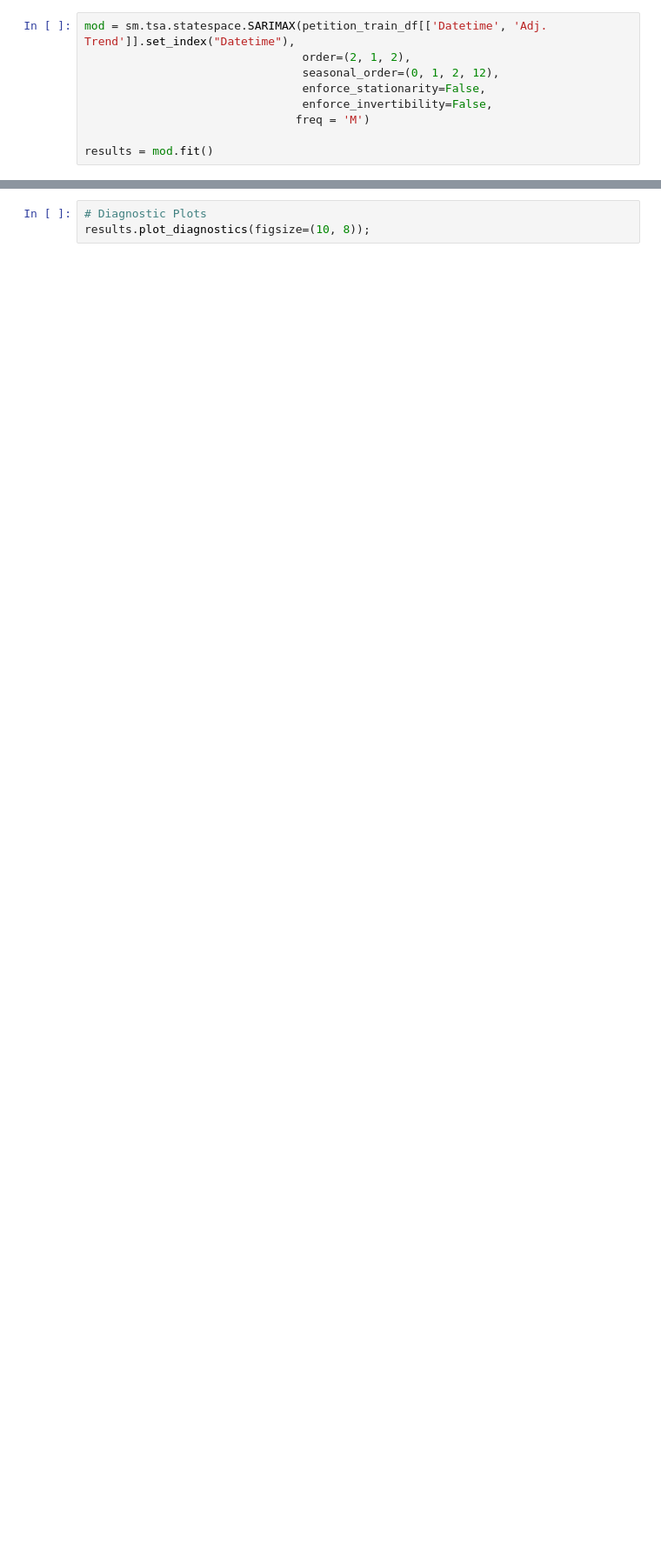
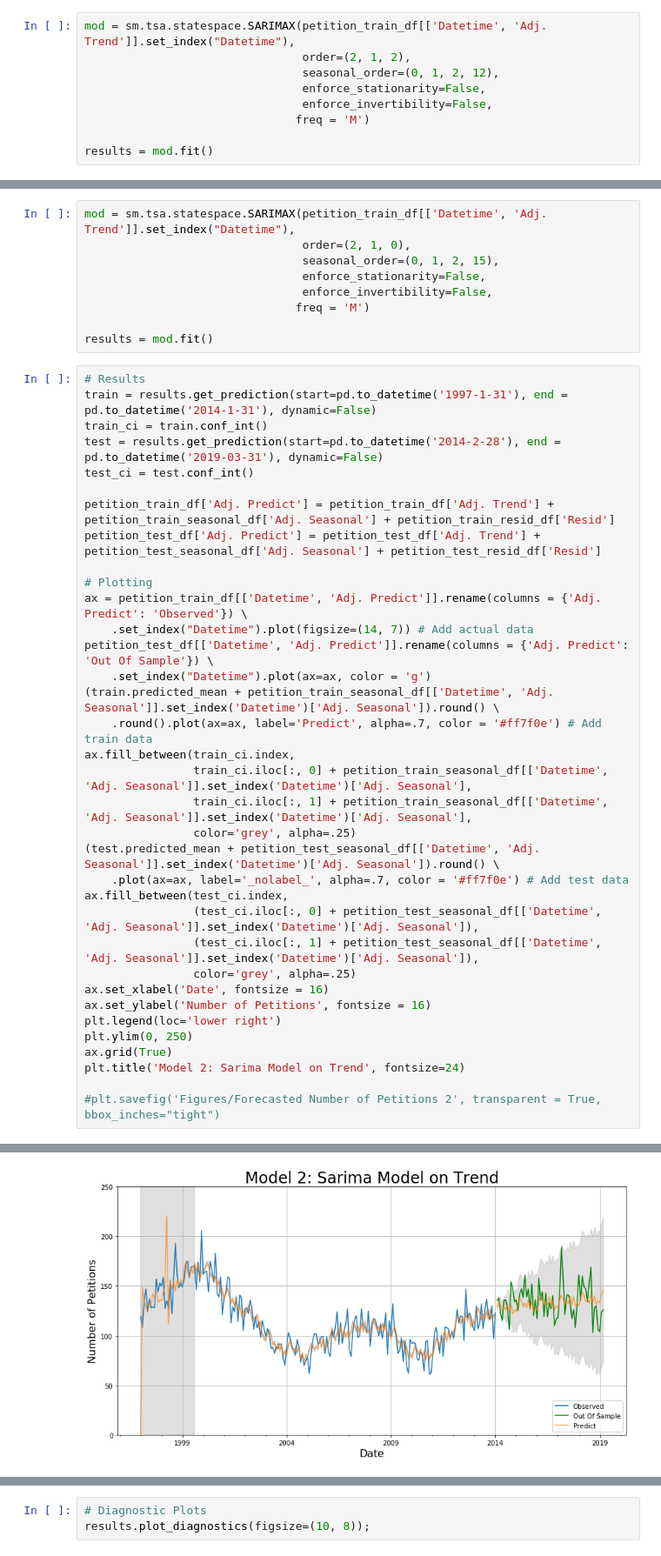
Before and after one commit to harrisonized/Predicting_Rent_Petitions_in_SF, a Jupyter notebook: sarima.ipynb, the cells around one changed output, grey strips where cells are left out. Shown at 87% size. Saved outputs shown, nothing was run; the diff lists cells and outputs as text; blank space fills up the shorter version.

```diff
--- a/sarima.ipynb
+++ b/sarima.ipynb
@@ -328,0 +357,45 @@ mean(abs(
+# %%
+mod = sm.tsa.statespace.SARIMAX(petition_train_df[['Datetime', 'Adj. Trend']].set_index("Datetime"),
+                                order=(2, 1, 0),
+                                seasonal_order=(0, 1, 2, 15),
+                                enforce_stationarity=False,
+                                enforce_invertibility=False,
+                               freq = 'M')
+
+results = mod.fit()
+# %%
+# Results
+train = results.get_prediction(start=pd.to_datetime('1997-1-31'), end = pd.to_datetime('2014-1-31'), dynamic=False)
+train_ci = train.conf_int()
+test = results.get_prediction(start=pd.to_datetime('2014-2-28'), end = pd.to_datetime('2019-03-31'), dynamic=False)
+test_ci = test.conf_int()
+
+petition_train_df['Adj. Predict'] = petition_train_df['Adj. Trend'] + petition_train_seasonal_df['Adj. Seasonal'] + petition_train_resid_df['Resid']
+petition_test_df['Adj. Predict'] = petition_test_df['Adj. Trend'] + petition_test_seasonal_df['Adj. Seasonal'] + petition_test_resid_df['Resid']
+
+# Plotting
+ax = petition_train_df[['Datetime', 'Adj. Predict']].rename(columns = {'Adj. Predict': 'Observed'}) \
+    .set_index("Datetime").plot(figsize=(14, 7)) # Add actual data
+petition_test_df[['Datetime', 'Adj. Predict']].rename(columns = {'Adj. Predict': 'Out Of Sample'}) \
+    .set_index("Datetime").plot(ax=ax, color = 'g')
+(train.predicted_mean + petition_train_seasonal_df[['Datetime', 'Adj. Seasonal']].set_index('Datetime')['Adj. Seasonal']).round() \
+    .round().plot(ax=ax, label='Predict', alpha=.7, color = '#ff7f0e') # Add train data
+ax.fill_between(train_ci.index,
+                train_ci.iloc[:, 0] + petition_train_seasonal_df[['Datetime', 'Adj. Seasonal']].set_index('Datetime')['Adj. Seasonal'],
+                train_ci.iloc[:, 1] + petition_train_seasonal_df[['Datetime', 'Adj. Seasonal']].set_index('Datetime')['Adj. Seasonal'],
+                color='grey', alpha=.25)
+(test.predicted_mean + petition_test_seasonal_df[['Datetime', 'Adj. Seasonal']].set_index('Datetime')['Adj. Seasonal']).round() \
+    .plot(ax=ax, label='_nolabel_', alpha=.7, color = '#ff7f0e') # Add test data
+ax.fill_between(test_ci.index,
+                (test_ci.iloc[:, 0] + petition_test_seasonal_df[['Datetime', 'Adj. Seasonal']].set_index('Datetime')['Adj. Seasonal']),
+                (test_ci.iloc[:, 1] + petition_test_seasonal_df[['Datetime', 'Adj. Seasonal']].set_index('Datetime')['Adj. Seasonal']),
+                color='grey', alpha=.25)
+ax.set_xlabel('Date', fontsize = 16)
+ax.set_ylabel('Number of Petitions', fontsize = 16)
+plt.legend(loc='lower right')
+plt.ylim(0, 250)
+ax.grid(True)
+plt.title('Model 2: Sarima Model on Trend', fontsize=24)
+
+#plt.savefig('Figures/Forecasted Number of Petitions 2', transparent = True, bbox_inches="tight")
+# %% [output]
@@ -329 +403,2 @@ mean(abs(
+[figure, added]
 # %%
```
Also changed, not shown: parts of 18 cells of this notebook, 1 other file.
